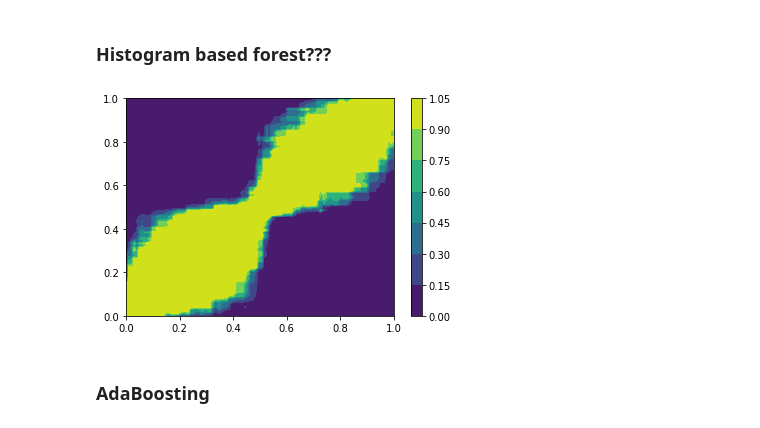
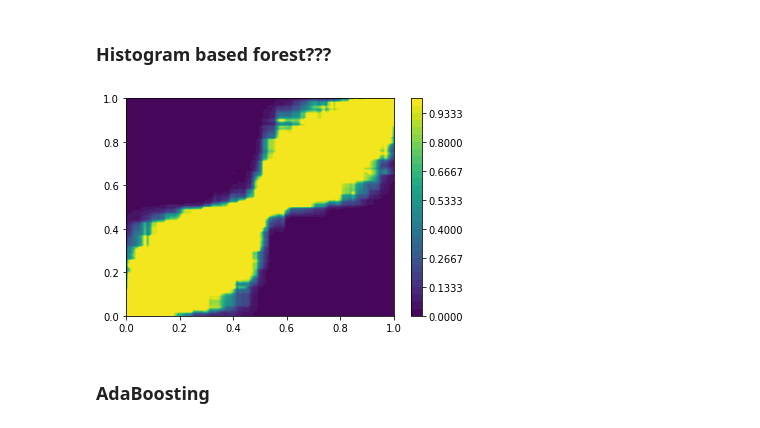
Before and after one commit to Huk-David/Ratio-Copula, a Jupyter notebook: Copula by Ratio Estimation/copula_hyper_trees.ipynb, the cells around one changed output. Saved outputs shown, nothing was run; the diff lists cells and outputs as text; code cells hidden in the pictures.

```diff
--- a/Copula by Ratio Estimation/copula_hyper_trees.ipynb
+++ b/Copula by Ratio Estimation/copula_hyper_trees.ipynb
@@ -127,30 +127,30 @@ plt.show()
 # %%
 from sklearn.ensemble import HistGradientBoostingClassifier
 cl_hist = HistGradientBoostingClassifier(max_depth=30).fit(X, Y)
 
 
 # Define the cop function
 def cop(x):
     prob = cl_hist.predict_proba(np.array([x]))[0, 1]
     return prob / np.clip(1 - prob, 1e-16, 1 - 1e-16)
 
 # Create meshgrid
 x_ = np.linspace(0, 1, 100)
 y_ = np.linspace(0, 1, 100)
 X_, Y_ = np.meshgrid(x_, y_)
 Z = np.zeros_like(X_)
 
 # Compute Z values
 for i in tqdm(range(100)):
     for j in range(100):
         Z[i, j] = cop(np.array([X_[i, j], Y_[i, j]])).clip(0, 1)
 
 # Plot the results
-plt.contourf(X_, Y_, Z)
+plt.contourf(X_, Y_, Z,levels=np.linspace(0, 1, 31))
 plt.colorbar()
 plt.show()
 # %% [output]
-[figure, old version]
+[figure, new version]
 # %% [markdown]
 ### AdaBoosting
 # %%
```
Also changed, not shown: parts of 2 cells of this notebook, 1 other file.
